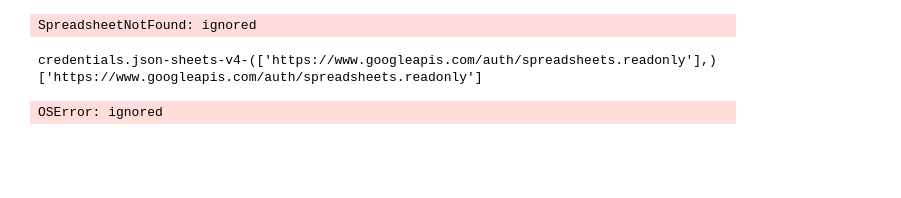
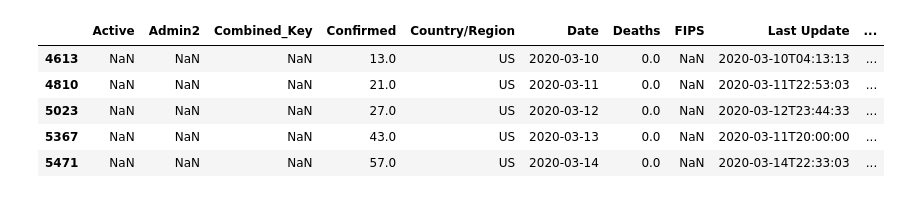
Before and after one commit to kunalrye/COVID19, a Jupyter notebook: COVID19.ipynb, the cells around one changed output. Cells and saved outputs as stored; diff of their text form; code cells hidden in the pictures; blank space fills up the shorter version.

```diff
--- a/COVID19.ipynb
+++ b/COVID19.ipynb
@@ -79,0 +80,9 @@ KeyError: ignored
+# %%
+jhu_data = pd.read_csv("daily_jhu_report_data.csv")
+selector = np.logical_or(
+    jhu_data["Combined_Key"] == "Texas, US",
+    jhu_data["Province/State"] == "Texas"
+)
+selector = np.logical_or(selector, jhu_data["Province/State"] == "Texas")
+jhu_tx_data = jhu_data[selector]
+jhu_tx_data.tail(5)
@@ -110,22 +219,0 @@ Requirement already satisfied: certifi>=2017.4.17 in /usr/local/lib/python3.6/di
-# %%
-import gspread
-from oauth2client.service_account import ServiceAccountCredentials
-import pandas as pd
-
-scope = ['https://spreadsheets.google.com/feeds',
-         'https://www.googleapis.com/auth/drive']
-
-credentials = ServiceAccountCredentials.from_json_keyfile_name(
-         'covid-272215-8b905f68cfad.json', scope) # Your json file here
-
-gc = gspread.authorize(credentials)
-
-wks = gc.open("COVID-19 Cases").sheet1
-
-data = wks.get_all_values()
-headers = data.pop(0)
-
-df = pd.DataFrame(data, columns=headers)
-print(df.head())
-# %% [output]
-SpreadsheetNotFound: ignored
@@ -180,20 +219,0 @@ def convert_to_RFC_datetime(year=1900, month=1, day=1, hour=0, minute=0):
-# %%
-
-import pandas as pd
-
-CLIENT_SECRET_FILE = 'credentials.json'
-API_SERVICE_NAME = 'sheets'
-API_VERSION = 'v4'
-SCOPES = ['https://www.googleapis.com/auth/spreadsheets.readonly']
-gsheetId = '1061801008'
-
-s = Create_Service(CLIENT_SECRET_FILE, API_SERVICE_NAME, API_VERSION, SCOPES)
-gs = s.spreadsheets()
-rows = gs.values().get(spreadsheetId=gsheetId,range='Test1').execute()
-data = rows.get('values')
-df = pd.DataFrame(data)
-print(df)
-# %% [output]
-credentials.json-sheets-v4-(['https://www.googleapis.com/auth/spreadsheets.readonly'],)
-['https://www.googleapis.com/auth/spreadsheets.readonly']
-OSError: ignored
@@ -199,0 +236,9 @@ OSError: ignored
+# %%
+jhu_tx_data.head()
+# %% [output]
+|  | Active | Admin2 | Combined_Key | Confirmed | Country/Region | Date | Deaths | FIPS | Last Update | ... |
+| 4613 | NaN | NaN | NaN | 13.0 | US | 2020-03-10 | 0.0 | NaN | 2020-03-10T04:13:13 | ... |
+| 4810 | NaN | NaN | NaN | 21.0 | US | 2020-03-11 | 0.0 | NaN | 2020-03-11T22:53:03 | ... |
+| 5023 | NaN | NaN | NaN | 27.0 | US | 2020-03-12 | 0.0 | NaN | 2020-03-12T23:44:33 | ... |
+| 5367 | NaN | NaN | NaN | 43.0 | US | 2020-03-13 | 0.0 | NaN | 2020-03-11T20:00:00 | ... |
+| 5471 | NaN | NaN | NaN | 57.0 | US | 2020-03-14 | 0.0 | NaN | 2020-03-14T22:33:03 | ... |
```
Also changed, not shown: parts of 29 cells of this notebook.
